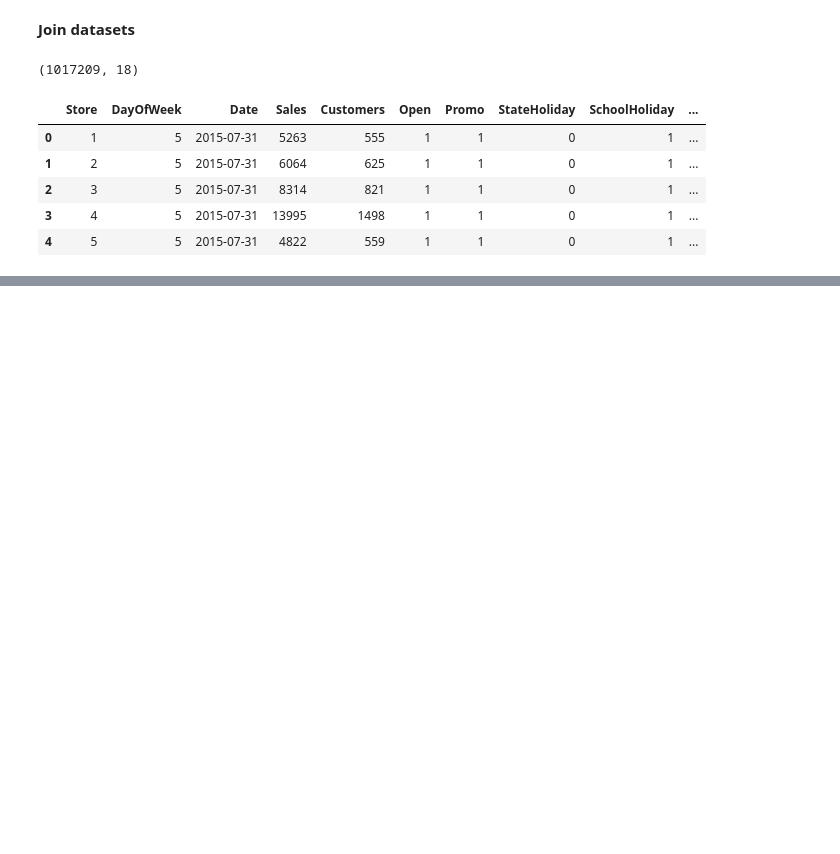
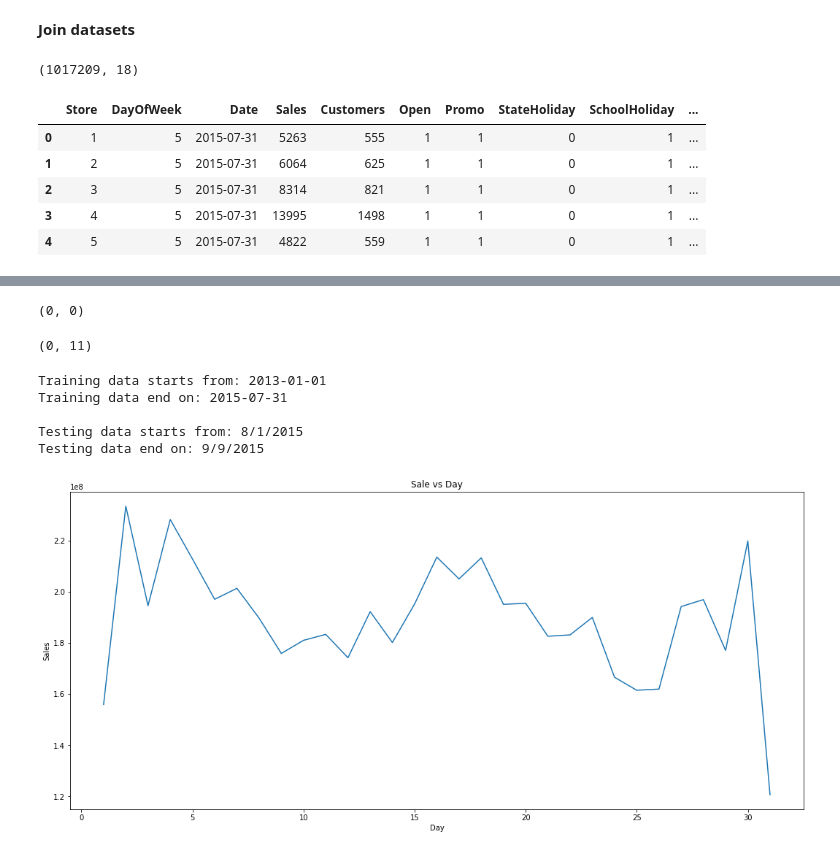
Before and after one commit to miz-ab/10xac_week_one_challenge_1, a Jupyter notebook: notebook/rossmann_store_sales.ipynb, the cells around one changed output, grey strips where cells are left out. Cells and saved outputs as stored; diff of their text form; code cells hidden in the pictures; blank space fills up the shorter version.

```diff
--- a/notebook/rossmann_store_sales.ipynb
+++ b/notebook/rossmann_store_sales.ipynb
@@ -47,0 +65,35 @@ df.head()
+# %%
+train.duplicated().sum(), test.duplicated().sum()
+# %% [output]
+(0, 0)
+# %%
+train.isnull().sum().sum(), test.isnull().sum().sum()
+# %% [output]
+(0, 11)
+# %%
+print("Training data starts from: {}".format(train.Date.min()))
+print("Training data end on: {}".format(train.Date.max()))
+print()
+print("Testing data starts from: {}".format(test.Date.min()))
+print("Testing data end on: {}".format(test.Date.max()))
+# %% [output]
+Training data starts from: 2013-01-01
+Training data end on: 2015-07-31
+
+Testing data starts from: 8/1/2015
+Testing data end on: 9/9/2015
+# %%
+#get each day,month & year in the given date
+df.Date = pd.to_datetime(df.Date)
+df['Day'] = df.Date.dt.day
+df['Month'] = df.Date.dt.month
+df['Year'] = df.Date.dt.year
+# %%
+plt.figure(figsize=(18,8))
+plt.plot(df.groupby(df.Day).sum().Sales)
+plt.title("Sale vs Day")
+plt.xlabel('Day')
+plt.ylabel('Sales')
+plt.show()
+# %% [output]
+[figure, added]
```
Also changed, not shown: parts of 57 cells of this notebook.
